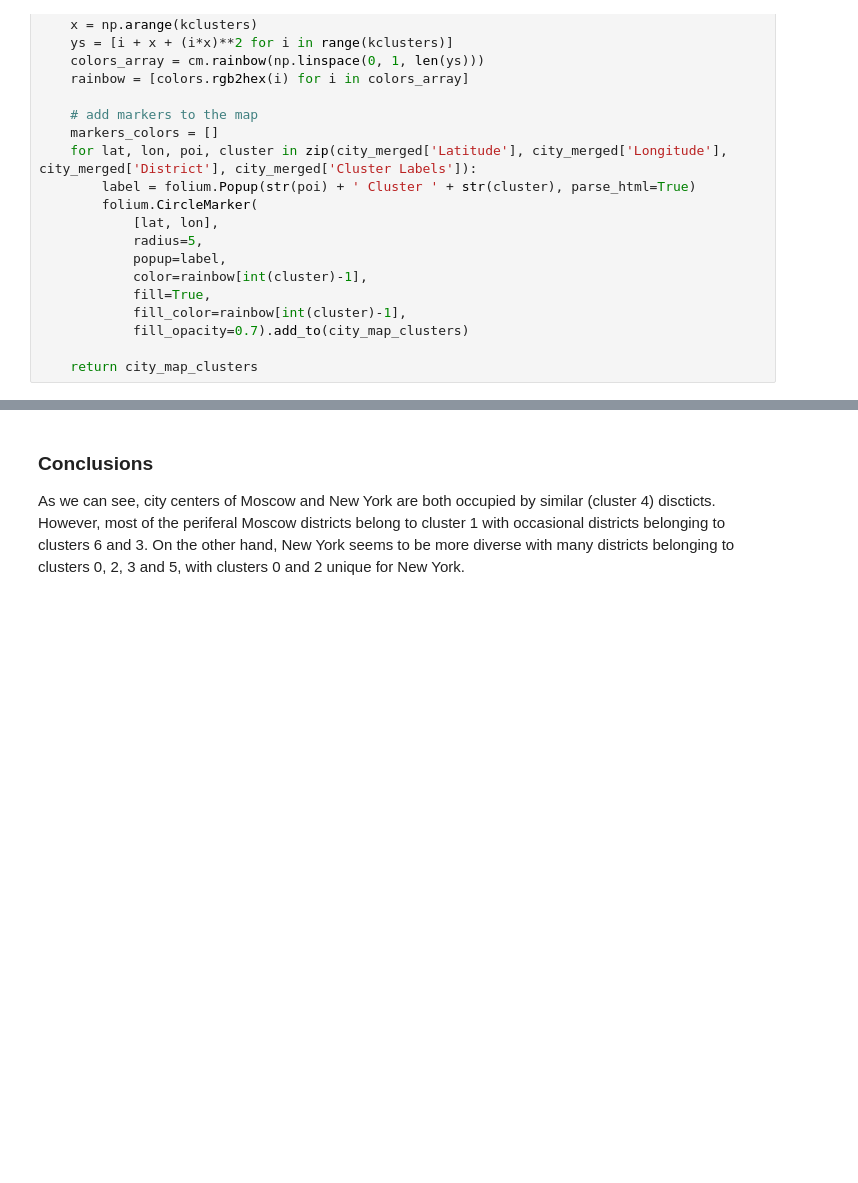
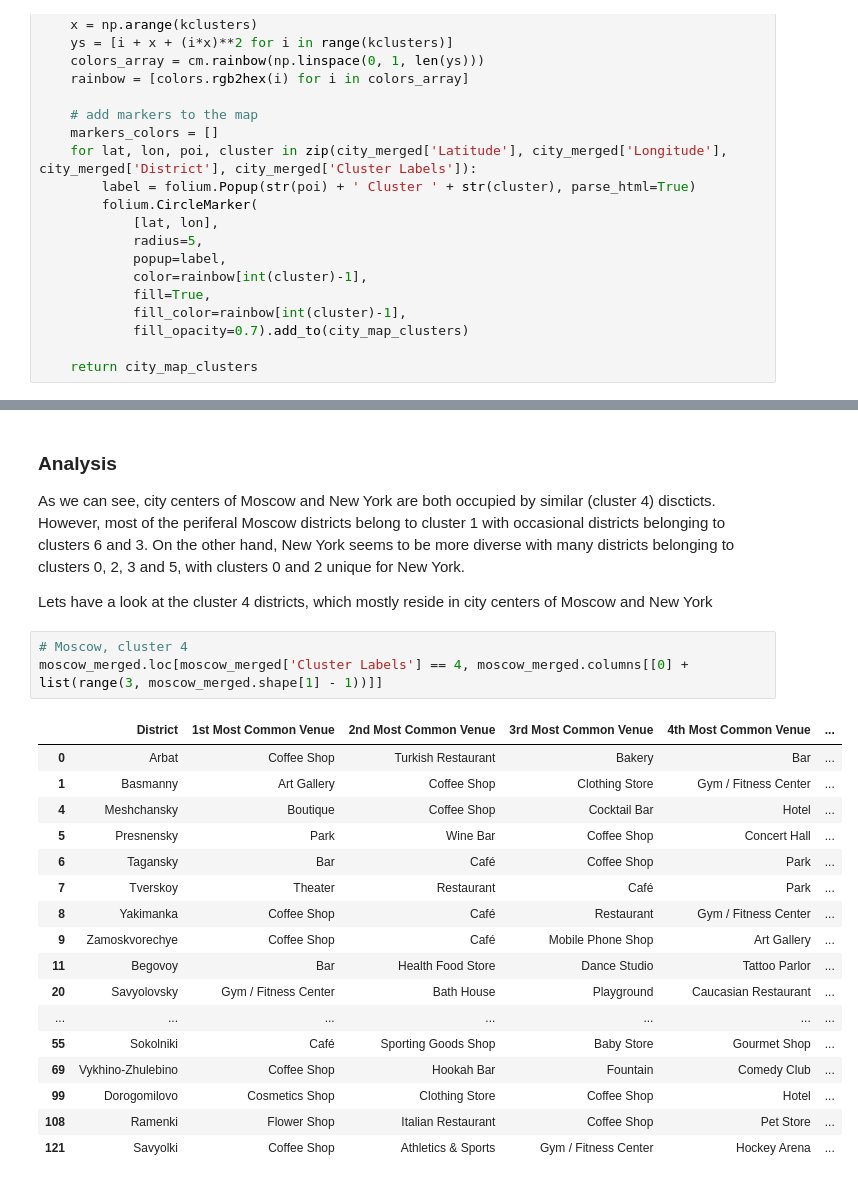
Before and after one commit to MMatlashov/AppliedDataSci_CapstoneProject, a Jupyter notebook: Matlashov_AppliedDataSciProject_FinalAssignment.ipynb, the cells around one changed output, grey strips where cells are left out. Saved outputs shown, nothing was run; the diff lists cells and outputs as text; blank space fills up the shorter version.

Commit message:
Published from Watson Studio.

```diff
--- a/Matlashov_AppliedDataSciProject_FinalAssignment.ipynb
+++ b/Matlashov_AppliedDataSciProject_FinalAssignment.ipynb
@@ -587,6 +590,29 @@ draw_clusters_map(NY_LATITUDE, NY_LONGITUDE, newyork_merged, zoom_start = 11)
 # %% [output]
 [interactive output not drawn]
 # %% [markdown]
-### Conclusions
+### Analysis
 
 As we can see, city centers of Moscow and New York are both occupied by similar (cluster 4) discticts. However, most of the periferal Moscow districts belong to cluster 1 with occasional districts belonging to clusters 6 and 3. On the other hand, New York seems to be more diverse with many districts belonging to clusters 0, 2, 3 and 5, with clusters 0 and 2 unique for New York.
+
+Lets have a look at the cluster 4 districts, which mostly reside in city centers of Moscow and New York
+# %%
+# Moscow, cluster 4
+moscow_merged.loc[moscow_merged['Cluster Labels'] == 4, moscow_merged.columns[[0] + list(range(3, moscow_merged.shape[1] - 1))]]
+# %% [output]
+|  | District | 1st Most Common Venue | 2nd Most Common Venue | 3rd Most Common Venue | 4th Most Common Venue | ... |
+| 0 | Arbat | Coffee Shop | Turkish Restaurant | Bakery | Bar | ... |
+| 1 | Basmanny | Art Gallery | Coffee Shop | Clothing Store | Gym / Fitness Center | ... |
+| 4 | Meshchansky | Boutique | Coffee Shop | Cocktail Bar | Hotel | ... |
+| 5 | Presnensky | Park | Wine Bar | Coffee Shop | Concert Hall | ... |
+| 6 | Tagansky | Bar | Café | Coffee Shop | Park | ... |
+| 7 | Tverskoy | Theater | Restaurant | Café | Park | ... |
+| 8 | Yakimanka | Coffee Shop | Café | Restaurant | Gym / Fitness Center | ... |
+| 9 | Zamoskvorechye | Coffee Shop | Café | Mobile Phone Shop | Art Gallery | ... |
+| 11 | Begovoy | Bar | Health Food Store | Dance Studio | Tattoo Parlor | ... |
+| 20 | Savyolovsky | Gym / Fitness Center | Bath House | Playground | Caucasian Restaurant | ... |
+| ... | ... | ... | ... | ... | ... | ... |
+| 55 | Sokolniki | Café | Sporting Goods Shop | Baby Store | Gourmet Shop | ... |
+| 69 | Vykhino-Zhulebino | Coffee Shop | Hookah Bar | Fountain | Comedy Club | ... |
+| 99 | Dorogomilovo | Cosmetics Shop | Clothing Store | Coffee Shop | Hotel | ... |
+| 108 | Ramenki | Flower Shop | Italian Restaurant | Coffee Shop | Pet Store | ... |
+| 121 | Savyolki | Coffee Shop | Athletics & Sports | Gym / Fitness Center | Hockey Arena | ... |
```
Also changed, not shown: parts of 10 cells of this notebook.
